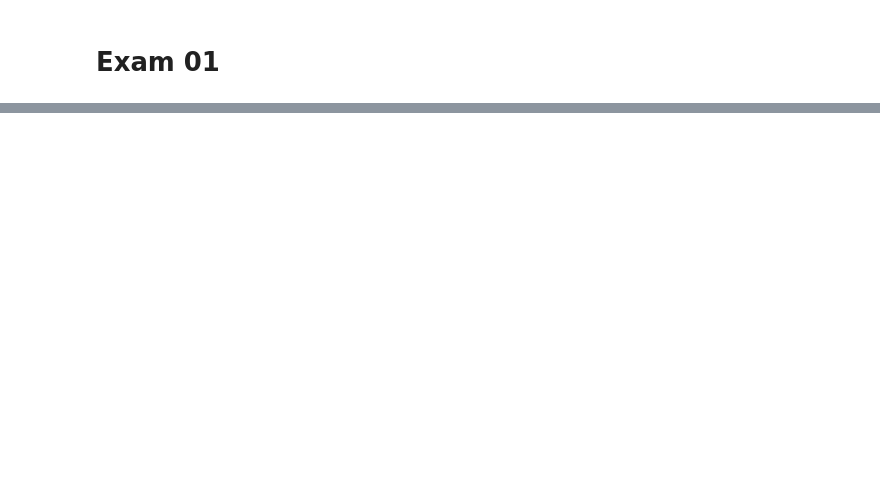
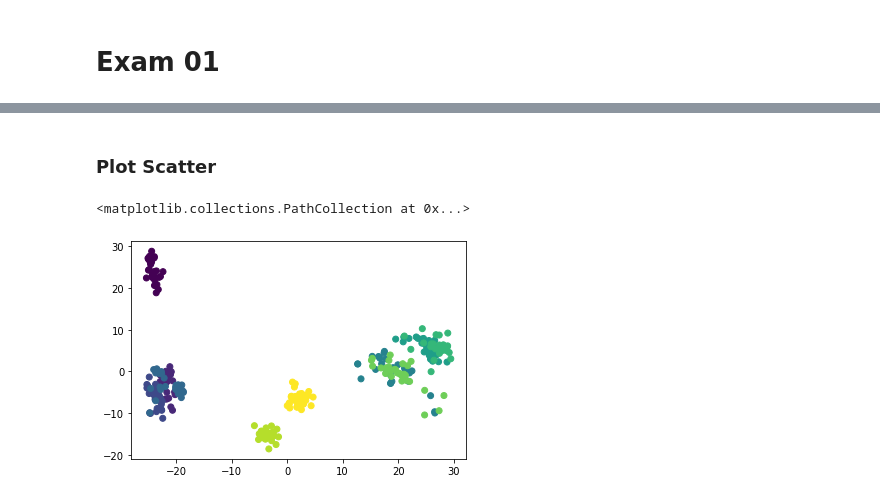
Before and after one commit to mintra-tippayaratsontorn/Multivariate, a Jupyter notebook: Exam01.ipynb, the cells around one changed output, grey strips where cells are left out. Cells and saved outputs as stored; diff of their text form; code cells hidden in the pictures; blank space fills up the shorter version.

```diff
--- a/Exam01.ipynb
+++ b/Exam01.ipynb
@@ -49,0 +143,3 @@ array([], shape=(0, 0), dtype=float64)
+# %%
+new_pca = pca.fit_transform(pizza_dropped1.to_numpy())
+new_pca
@@ -49,0 +168,3 @@ array([], shape=(0, 0), dtype=float64)
+# %%
+brand = set(pizza['brand'])  #มี brand ไหนบ้าง
+brand
@@ -49,0 +177,9 @@ array([], shape=(0, 0), dtype=float64)
+# %%
+brand_l = list(brand)  # แบ่งเป็นlist
+brand_l.sort()  # การเรียงค่าสมาชิกจากน้อยไปมาก
+color_list = {}
+num = 0
+for each_fg in brand_l:
+    if each_fg not in color_list:
+        color_list[each_fg] = num
+        num += 1
@@ -49,0 +199,3 @@ array([], shape=(0, 0), dtype=float64)
+# %%
+pizza2 = pizza_dropped2.replace(color_list)
+pizza2
@@ -49,0 +216,7 @@ array([], shape=(0, 0), dtype=float64)
+# %% [markdown]
+### Plot Scatter
+# %%
+plt.scatter(new_pca[:,0],new_pca[:,1],c = pizza2['brand'])  #plot ออกมาแล้วมีข้อมูลทับกันอยู่
+# %% [output]
+<matplotlib.collections.PathCollection at 0x...>
+[figure, added]
```
Also changed, not shown: parts of 49 cells of this notebook.
